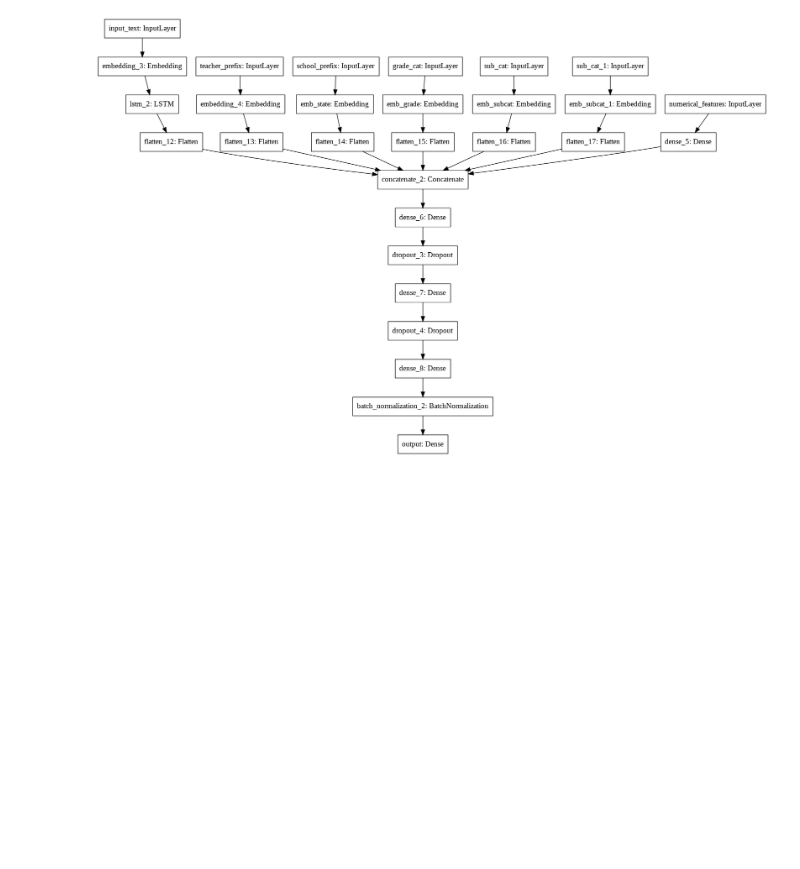
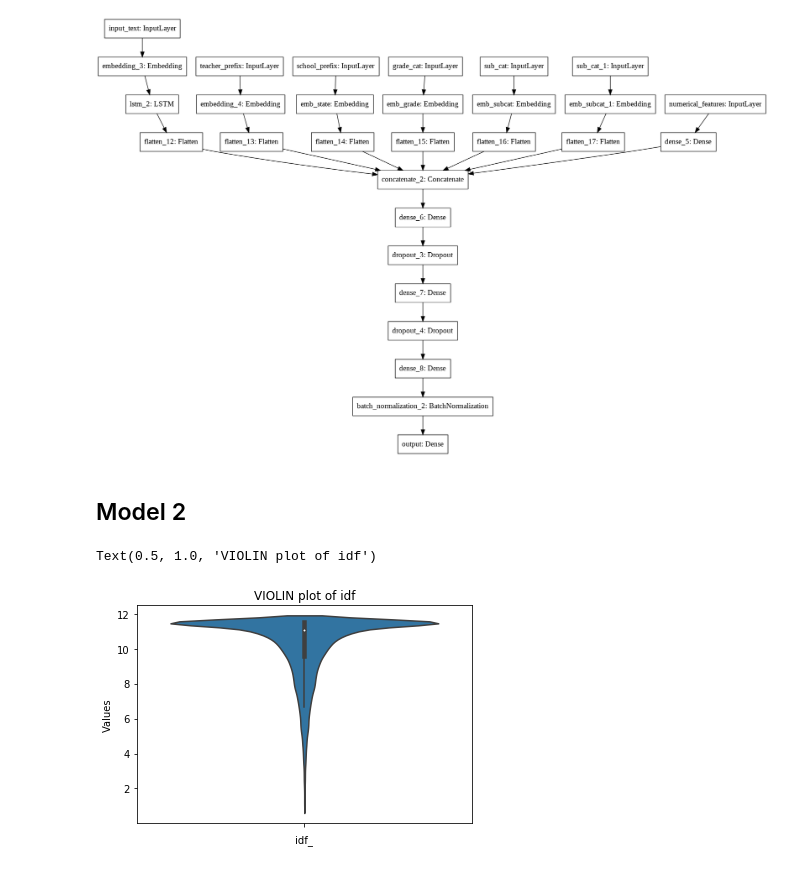
Before and after one commit to vishnurapps/LSTM-on-Donors-Choose, a Jupyter notebook: LSTM_On_Donors_Choose.ipynb, the cells around one changed output. Cells and saved outputs as stored; diff of their text form; code cells hidden in the pictures; blank space fills up the shorter version.

Commit message:
Created second model

```diff
--- a/LSTM_On_Donors_Choose.ipynb
+++ b/LSTM_On_Donors_Choose.ipynb
@@ -1001,3 +1000,18 @@ tf.keras.utils.plot_model(
 )
 # %% [output]
 [figure]
+# %% [markdown]
+## Model 2
+# %%
+tfidf = TfidfVectorizer()
+_tfidf = tfidf.fit_transform(X_train["essay"])
+_dict = dict(zip(tfidf.get_feature_names(),list(tfidf.idf_)))
+tfidf_df = pd.DataFrame(list(_dict.items()), columns=['Words', 'Values'])
+tfidf_df = tfidf_df.sort_values(by ='Values' )
+# %%
+sns.violinplot(x = "Values",data=tfidf_df,orient="v")
+plt.xlabel("idf_")
+plt.title("VIOLIN plot of idf")
+# %% [output]
+Text(0.5, 1.0, 'VIOLIN plot of idf')
+[figure, added]
```
Also changed, not shown: parts of 35 cells of this notebook.
